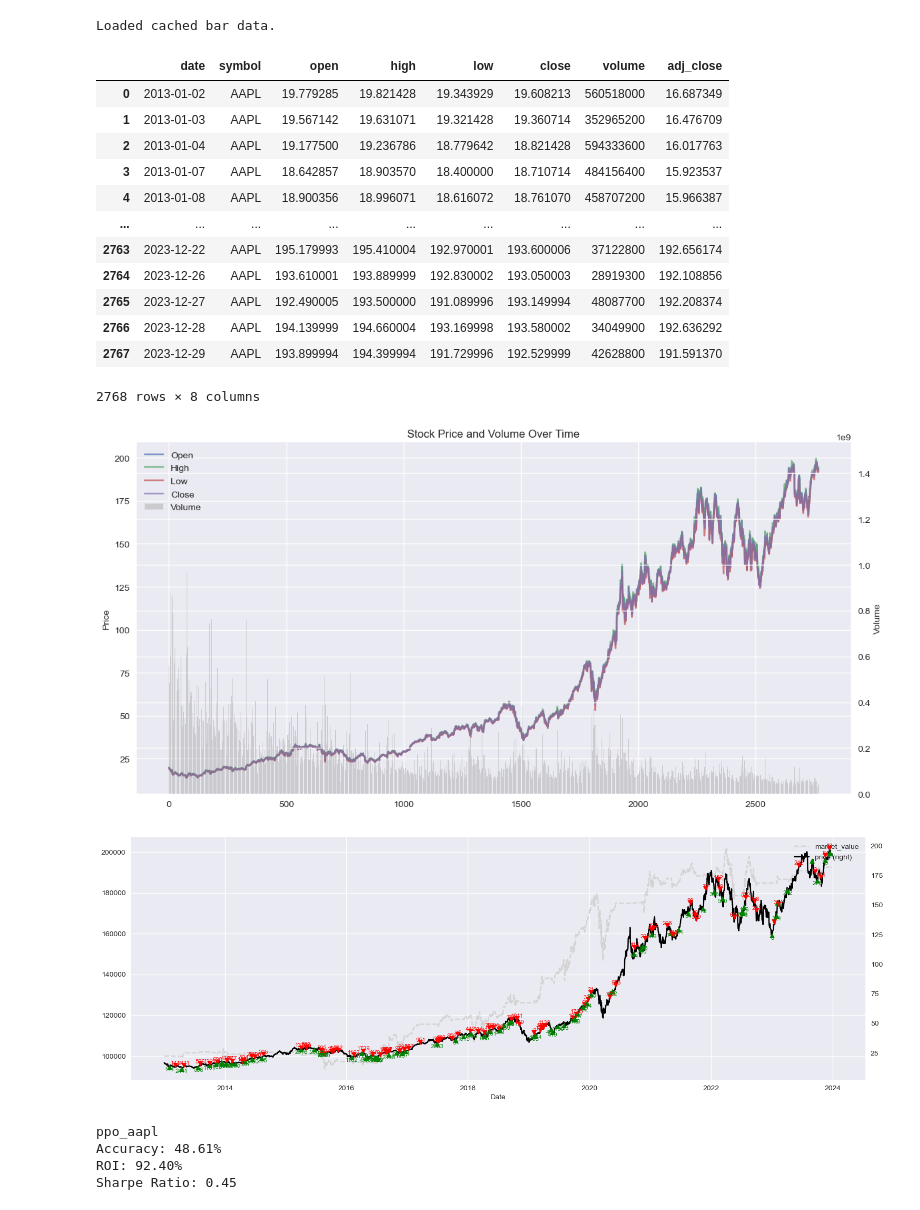
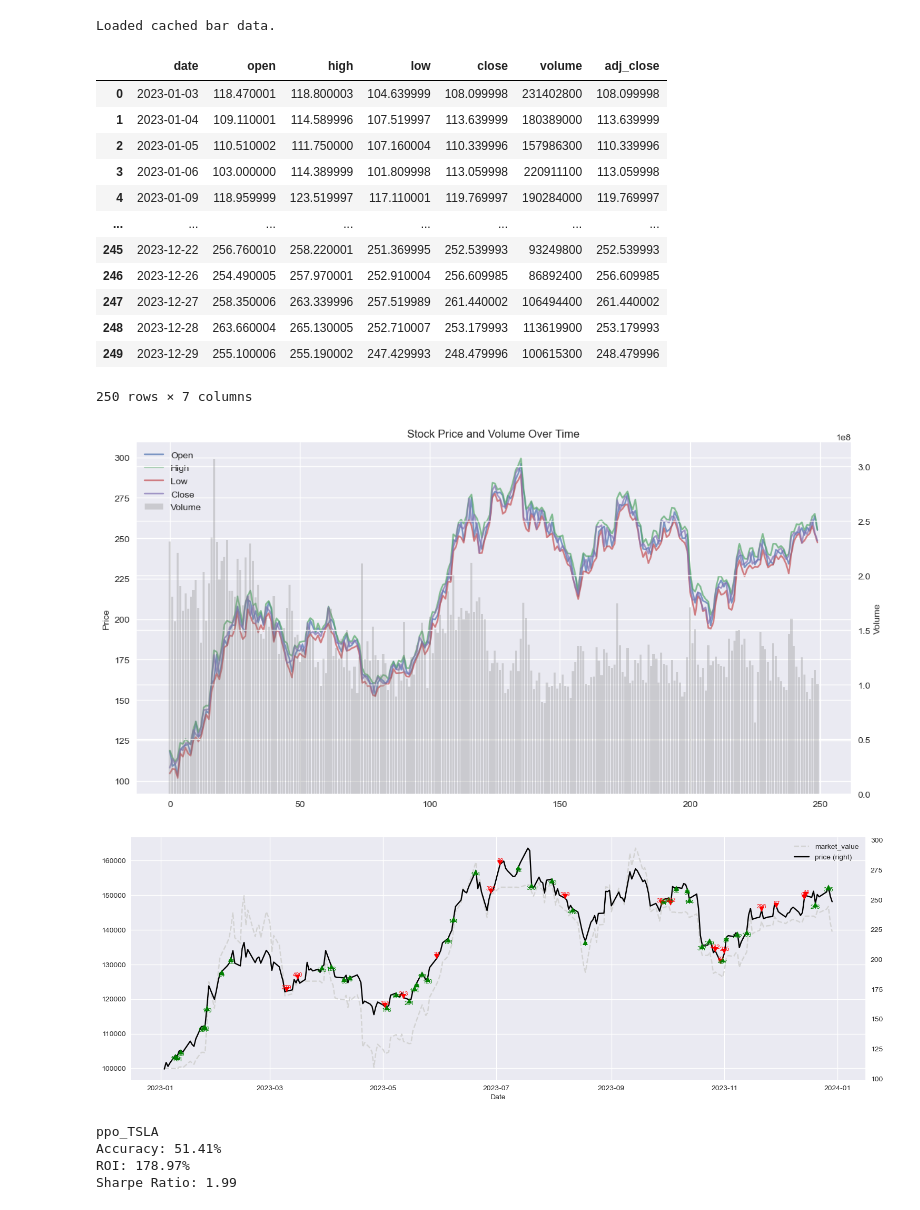
Before and after one commit to One-to-1/stocktrading-with-reinforcement-learning, a Jupyter notebook: trialppo.ipynb, the cells around one changed output. Cells and saved outputs as stored; diff of their text form; code cells hidden in the pictures.

```diff
--- a/trialppo.ipynb
+++ b/trialppo.ipynb
@@ -138,8 +138,8 @@ pybroker.enable_data_source_cache('yfinance')
 from stable_baselines3 import PPO
 # %%
 yfinance = YFinance()
-
-dftrain = yfinance.query(['IBM'], start_date='1/1/2011', end_date='1/1/2024')
+ticker = 'TSLA'
+dftrain = yfinance.query([ticker], start_date='1/1/2021', end_date='1/1/2023')
 dftrain['date'] = pd.to_datetime(dftrain['date']).dt.date
 dftrain.drop('symbol', axis=1, inplace=True)
 dftrain
@@ -196,6 +196,6 @@ plt.show()
 # %%
 env = StockTradingEnv(dftrain, initial_balance=100000, commission_fee=0.0001, slippage_cost=0.005)
-
+modelname = "ppo_"+ticker
 model = PPO(
     "MlpPolicy",
     env,
@@ -212,31 +212,32 @@ model = PPO(
     verbose=0
 )
 model.learn(total_timesteps=100_000, progress_bar=True)
-model.save("ppo_aapl")
+model.save(modelname)
 # %% [output]
 [interactive output not drawn]
 [interactive output not drawn]
 [interactive output not drawn]
 # %%
 yfinance = YFinance()
-dftest = yfinance.query(['AAPL'], start_date='1/1/2013', end_date='1/1/2024')
+dftest = yfinance.query([ticker], start_date='1/1/2023', end_date='1/1/2024')
 dftest['date'] = pd.to_datetime(dftest['date']).dt.date
+dftest.drop('symbol', axis=1, inplace=True)
 dftest
 # %% [output]
 Loaded cached bar data.
-|  | date | symbol | open | high | low | close | volume | adj_close |
-| 0 | 2013-01-02 | AAPL | 19.779285 | 19.821428 | 19.343929 | 19.608213 | 560518000 | 16.687349 |
-| 1 | 2013-01-03 | AAPL | 19.567142 | 19.631071 | 19.321428 | 19.360714 | 352965200 | 16.476709 |
-| 2 | 2013-01-04 | AAPL | 19.177500 | 19.236786 | 18.779642 | 18.821428 | 594333600 | 16.017763 |
-| 3 | 2013-01-07 | AAPL | 18.642857 | 18.903570 | 18.400000 | 18.710714 | 484156400 | 15.923537 |
-| 4 | 2013-01-08 | AAPL | 18.900356 | 18.996071 | 18.616072 | 18.761070 | 458707200 | 15.966387 |
-| ... | ... | ... | ... | ... | ... | ... | ... | ... |
-| 2763 | 2023-12-22 | AAPL | 195.179993 | 195.410004 | 192.970001 | 193.600006 | 37122800 | 192.656174 |
-| 2764 | 2023-12-26 | AAPL | 193.610001 | 193.889999 | 192.830002 | 193.050003 | 28919300 | 192.108856 |
-| 2765 | 2023-12-27 | AAPL | 192.490005 | 193.500000 | 191.089996 | 193.149994 | 48087700 | 192.208374 |
-| 2766 | 2023-12-28 | AAPL | 194.139999 | 194.660004 | 193.169998 | 193.580002 | 34049900 | 192.636292 |
-| 2767 | 2023-12-29 | AAPL | 193.899994 | 194.399994 | 191.729996 | 192.529999 | 42628800 | 191.591370 |
+|  | date | open | high | low | close | volume | adj_close |
+| 0 | 2023-01-03 | 118.470001 | 118.800003 | 104.639999 | 108.099998 | 231402800 | 108.099998 |
+| 1 | 2023-01-04 | 109.110001 | 114.589996 | 107.519997 | 113.639999 | 180389000 | 113.639999 |
+| 2 | 2023-01-05 | 110.510002 | 111.750000 | 107.160004 | 110.339996 | 157986300 | 110.339996 |
+| 3 | 2023-01-06 | 103.000000 | 114.389999 | 101.809998 | 113.059998 | 220911100 | 113.059998 |
+| 4 | 2023-01-09 | 118.959999 | 123.519997 | 117.110001 | 119.769997 | 190284000 | 119.769997 |
+| ... | ... | ... | ... | ... | ... | ... | ... |
+| 245 | 2023-12-22 | 256.760010 | 258.220001 | 251.369995 | 252.539993 | 93249800 | 252.539993 |
+| 246 | 2023-12-26 | 254.490005 | 257.970001 | 252.910004 | 256.609985 | 86892400 | 256.609985 |
+| 247 | 2023-12-27 | 258.350006 | 263.339996 | 257.519989 | 261.440002 | 106494400 | 261.440002 |
+| 248 | 2023-12-28 | 263.660004 | 265.130005 | 252.710007 | 253.179993 | 113619900 | 253.179993 |
+| 249 | 2023-12-29 | 255.100006 | 255.190002 | 247.429993 | 248.479996 | 100615300 | 248.479996 |
-2768 rows × 8 columns
+250 rows × 7 columns
 # %%
 import matplotlib.pyplot as plt
 import seaborn as sns
@@ -272,22 +273,21 @@ ax1.legend(lines1 + lines2, labels1 + labels2, loc='upper left')
 plt.tight_layout()
 plt.show()
 # %% [output]
-[figure, old version]
+[figure, new version]
 # %%
 env = StockTradingEnv(dftest, initial_balance=100000, commission_fee=0.0001, slippage_cost=0.005)
 
-model_name = "ppo_aapl"
-model = PPO.load(model_name, env=env)
+model = PPO.load(modelname, env=env)
 
 vec_env = model.get_env()
 obs = vec_env.reset()
 for i in range(len(dftest['adj_close'])):
     action, _state = model.predict(obs)
     obs, reward, done, info = vec_env.step(action)
 
 env.render_all()
 # %% [output]
-[figure, old version]
+[figure, new version]
 # %%
 def calculate_accuracy(env):
     profitable_trades = 0
@@ -324,7 +325,7 @@ def calculate_sharpe_ratio(env):
 
     return sharpe_ratio
 # %%
-print (model_name)
+print (modelname)
 
 accuracy = calculate_accuracy(env)
 print(f"Accuracy: {accuracy:.2%}")
@@ -335,12 +336,12 @@ print(f"ROI: {roi:.2f}%")
 sharpe = calculate_sharpe_ratio(env)
 print(f"Sharpe Ratio: {sharpe:.2f}")
 
-pd.DataFrame([[model_name, accuracy, roi, sharpe]], columns=['Model', 'Accuracy', 'ROI', 'Sharpe Ratio']).to_csv('eval.csv', mode='a', header=False, index=False)
+pd.DataFrame([[modelname, accuracy, roi, sharpe]], columns=['Model', 'Accuracy', 'ROI', 'Sharpe Ratio']).to_csv('eval.csv', mode='a', header=False, index=False)
 # %% [output]
-ppo_aapl
-Accuracy: 48.61%
-ROI: 92.40%
-Sharpe Ratio: 0.45
+ppo_TSLA
+Accuracy: 51.41%
+ROI: 178.97%
+Sharpe Ratio: 1.99
 # %%
 import csv
 
```
Also changed, not shown: parts of 4 cells of this notebook, 4 other files.
